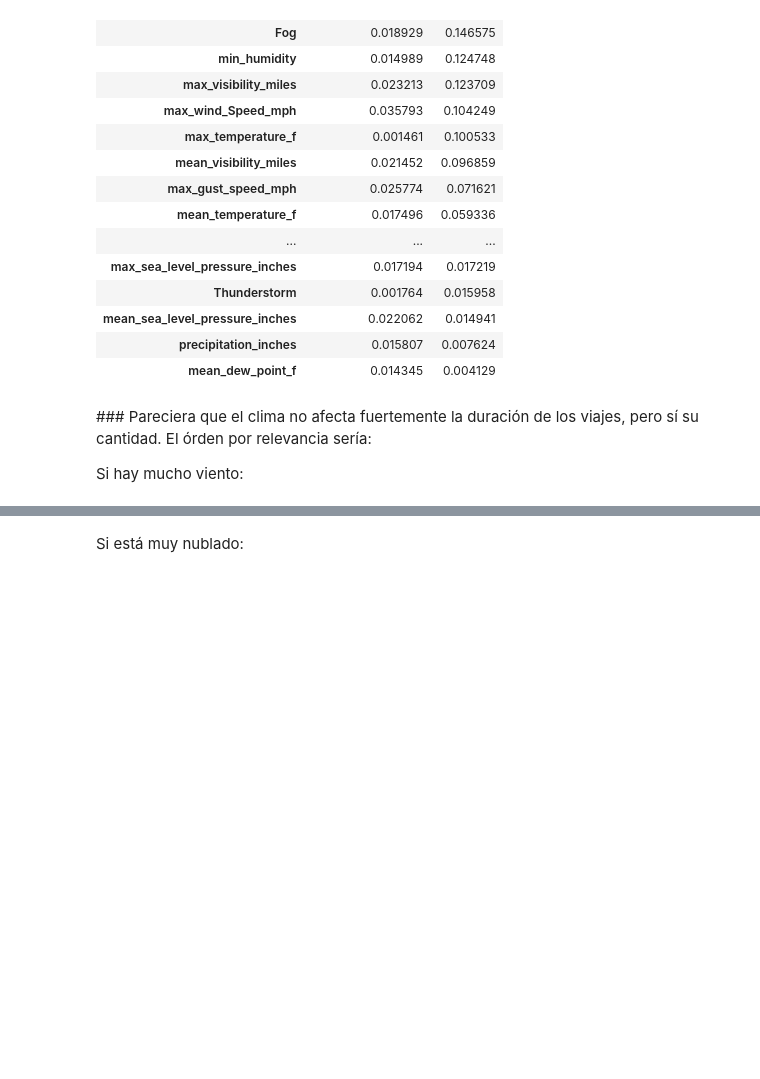
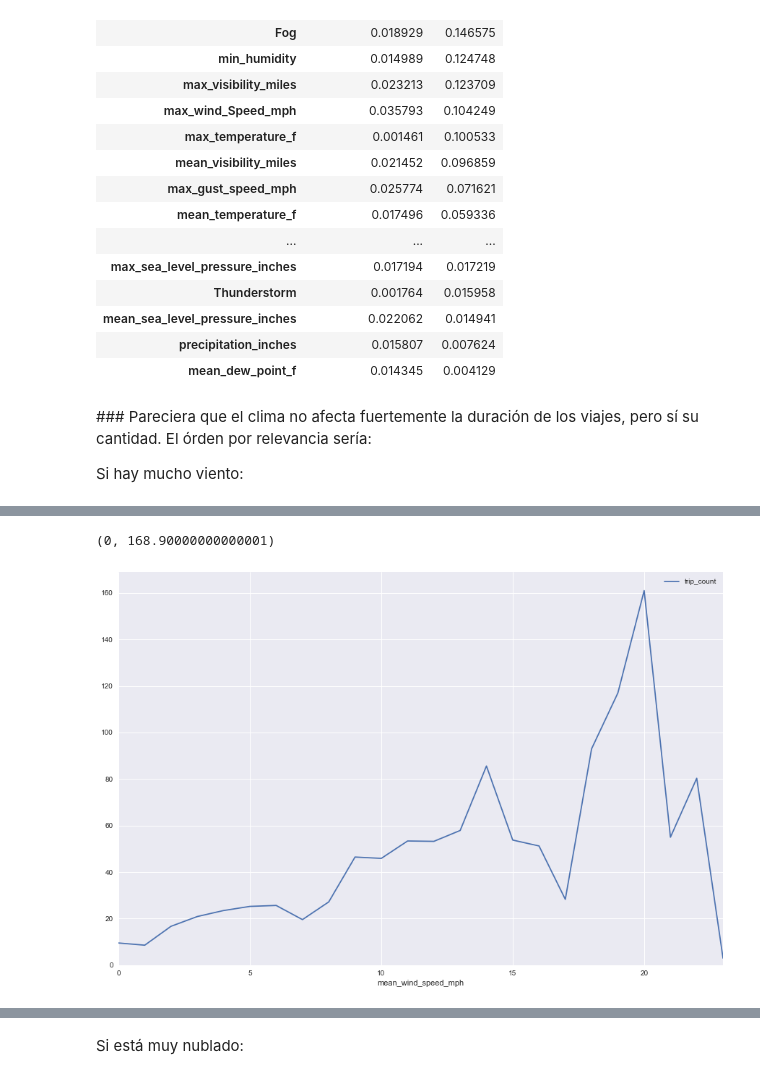
Before and after one commit to Azowyl/TP-Datos, a Jupyter notebook: clima_vs_cant_y_durac_viajes.ipynb, the cells around one changed output, grey strips where cells are left out. Cells and saved outputs as stored; diff of their text form; code cells hidden in the pictures; blank space fills up the shorter version.

```diff
--- a/clima_vs_cant_y_durac_viajes.ipynb
+++ b/clima_vs_cant_y_durac_viajes.ipynb
@@ -155,0 +160,9 @@ line_graph(trips_and_weather, 'mean_wind_speed_mph', 'trip_count')
+# %%
+a = trips_and_weather.loc[:,['mean_wind_speed_mph', 'trip_count']]
+a = a.groupby(['mean_wind_speed_mph']).agg(['mean'])
+a = a.reset_index()
+a.columns = a.columns.droplevel(1)
+a.plot(x='mean_wind_speed_mph', y='trip_count').set_ylim(0)
+# %% [output]
+(0, 168.90000000000001)
+[figure, added]
```
Also changed, not shown: parts of 26 cells of this notebook.
